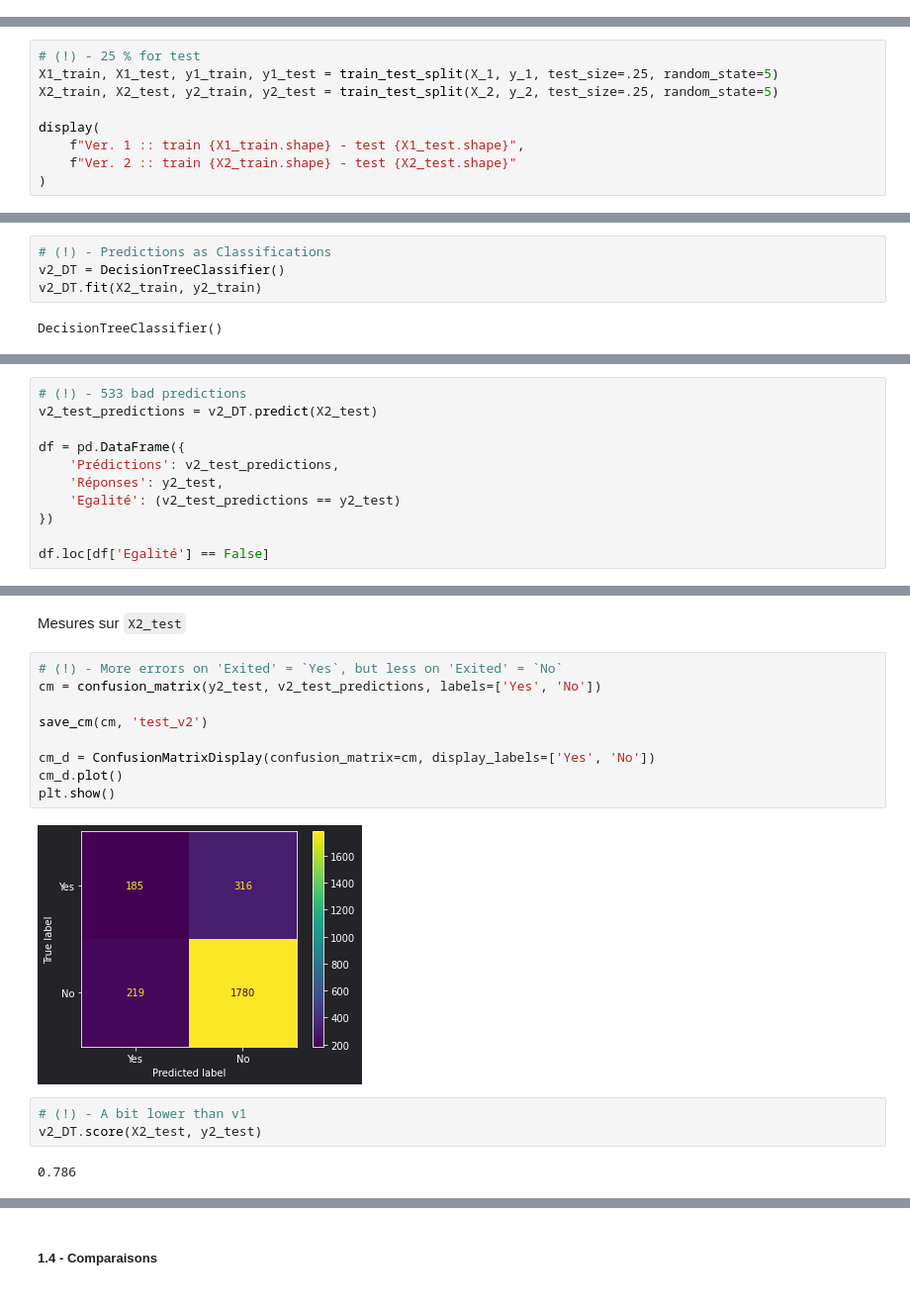
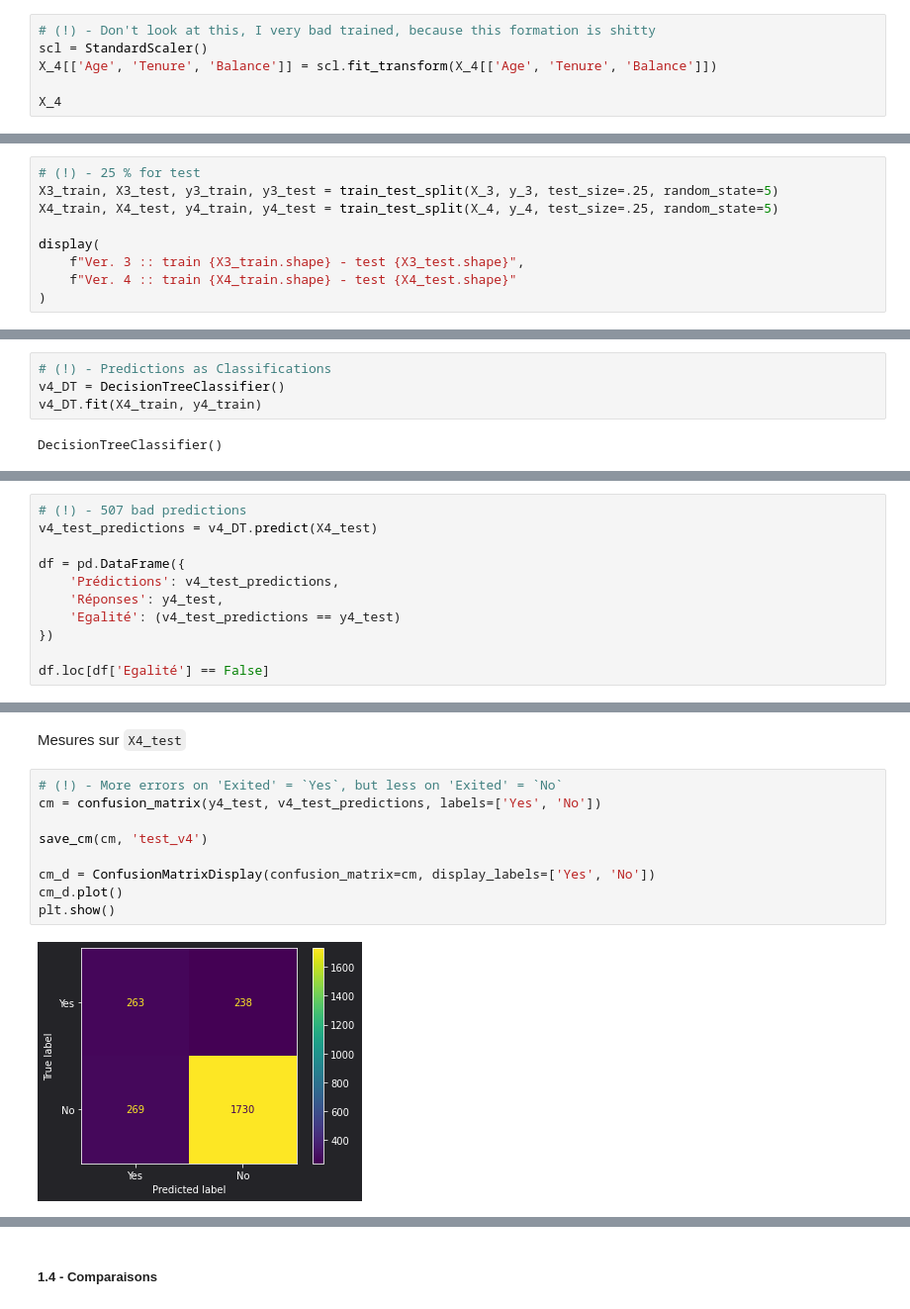
Before and after one commit to ElodieBayet/ai-developer, a Jupyter notebook: 06.projects/02.churn/ml_churn.ipynb, the cells around one changed output, grey strips where cells are left out. Shown at 99% size. Cells and saved outputs as stored; diff of their text form.

```diff
--- a/06.projects/02.churn/ml_churn.ipynb
+++ b/06.projects/02.churn/ml_churn.ipynb
@@ -220,0 +300,6 @@ X_1.head()
+# %%
+# (!) - Don't look at this, I very bad trained, because this formation is shitty
+scl = StandardScaler()
+X_4[['Age', 'Tenure', 'Balance']] = scl.fit_transform(X_4[['Age', 'Tenure', 'Balance']])
+
+X_4
@@ -222,11 +317,11 @@ X_1.head()
 Isolation des données d'entrainement et de test
 # %%
 # (!) - 25 % for test
-X1_train, X1_test, y1_train, y1_test = train_test_split(X_1, y_1, test_size=.25, random_state=5)
-X2_train, X2_test, y2_train, y2_test = train_test_split(X_2, y_2, test_size=.25, random_state=5)
+X3_train, X3_test, y3_train, y3_test = train_test_split(X_3, y_3, test_size=.25, random_state=5)
+X4_train, X4_test, y4_train, y4_test = train_test_split(X_4, y_4, test_size=.25, random_state=5)
 
 display(
-    f"Ver. 1 :: train {X1_train.shape} - test {X1_test.shape}",
-    f"Ver. 2 :: train {X2_train.shape} - test {X2_test.shape}"
+    f"Ver. 3 :: train {X3_train.shape} - test {X3_test.shape}",
+    f"Ver. 4 :: train {X4_train.shape} - test {X4_test.shape}"
 )
 # %% [output]
@@ -406,8 +517,8 @@ Aperçu final
 Définition et entrainement
 # %%
 # (!) - Predictions as Classifications
-v2_DT = DecisionTreeClassifier()
-v2_DT.fit(X2_train, y2_train)
+v4_DT = DecisionTreeClassifier()
+v4_DT.fit(X4_train, y4_train)
 # %% [output]
 DecisionTreeClassifier()
 # %% [markdown]
@@ -474,11 +585,11 @@ Prédictions et résultats sur `X2_test`
 # %%
-# (!) - 533 bad predictions
-v2_test_predictions = v2_DT.predict(X2_test)
+# (!) - 507 bad predictions
+v4_test_predictions = v4_DT.predict(X4_test)
 
 df = pd.DataFrame({
-    'Prédictions': v2_test_predictions,
-    'Réponses': y2_test,
-    'Egalité': (v2_test_predictions == y2_test)
+    'Prédictions': v4_test_predictions,
+    'Réponses': y4_test,
+    'Egalité': (v4_test_predictions == y4_test)
 })
 
 df.loc[df['Egalité'] == False]
@@ -495,18 +606,13 @@ df.loc[df['Egalité'] == False]
 # %% [markdown]
-Mesures sur `X2_test`
+Mesures sur `X4_test`
 # %%
 # (!) - More errors on 'Exited' = `Yes`, but less on 'Exited' = `No`
-cm = confusion_matrix(y2_test, v2_test_predictions, labels=['Yes', 'No'])
+cm = confusion_matrix(y4_test, v4_test_predictions, labels=['Yes', 'No'])
 
-save_cm(cm, 'test_v2')
+save_cm(cm, 'test_v4')
 
 cm_d = ConfusionMatrixDisplay(confusion_matrix=cm, display_labels=['Yes', 'No'])
 cm_d.plot()
 plt.show()
 # %% [output]
-[figure, old version]
+[figure, new version]
-# %%
-# (!) - A bit lower than v1
-v2_DT.score(X2_test, y2_test)
-# %% [output]
-0.786
```
Also changed, not shown: parts of 77 cells of this notebook, 11 other files.
